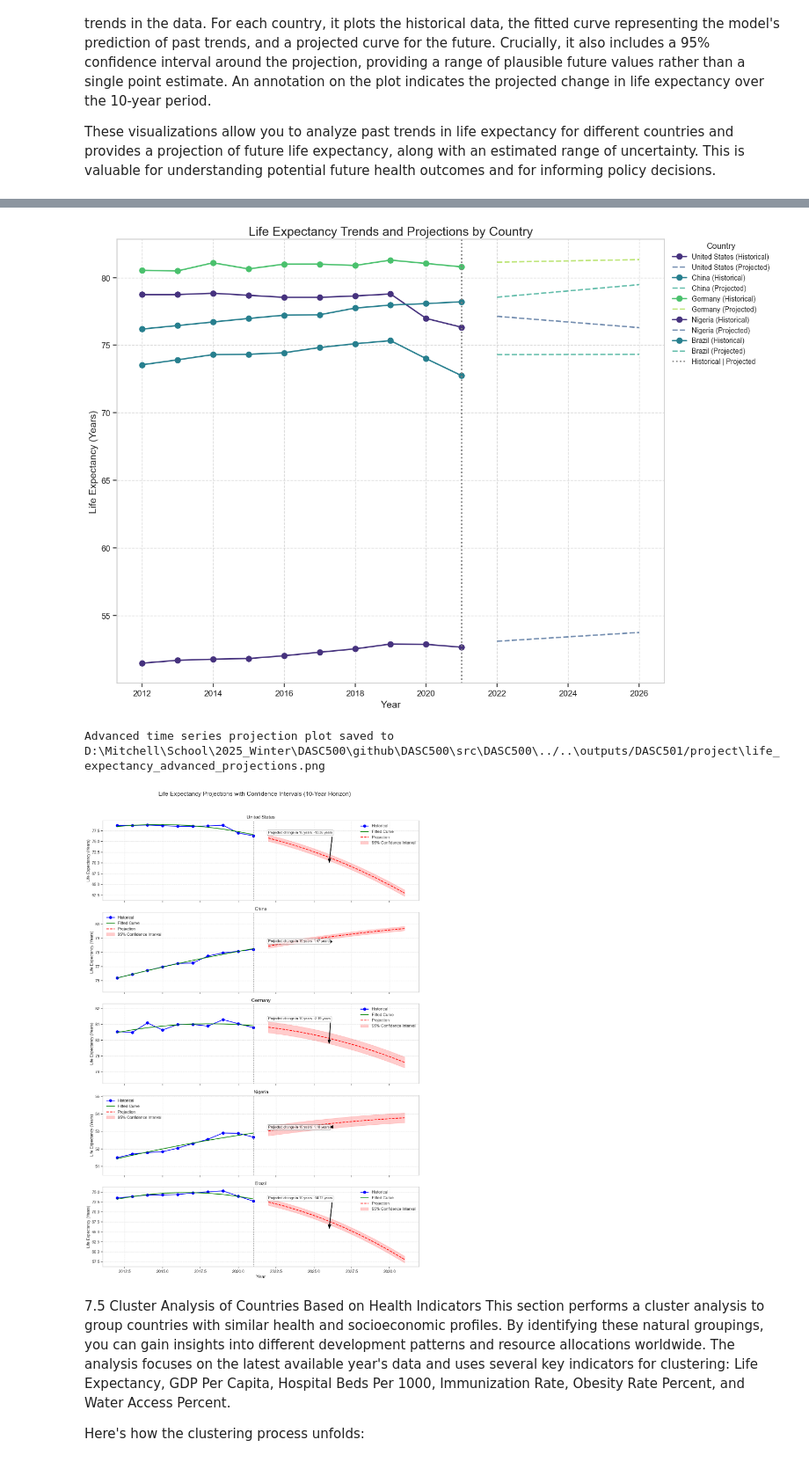
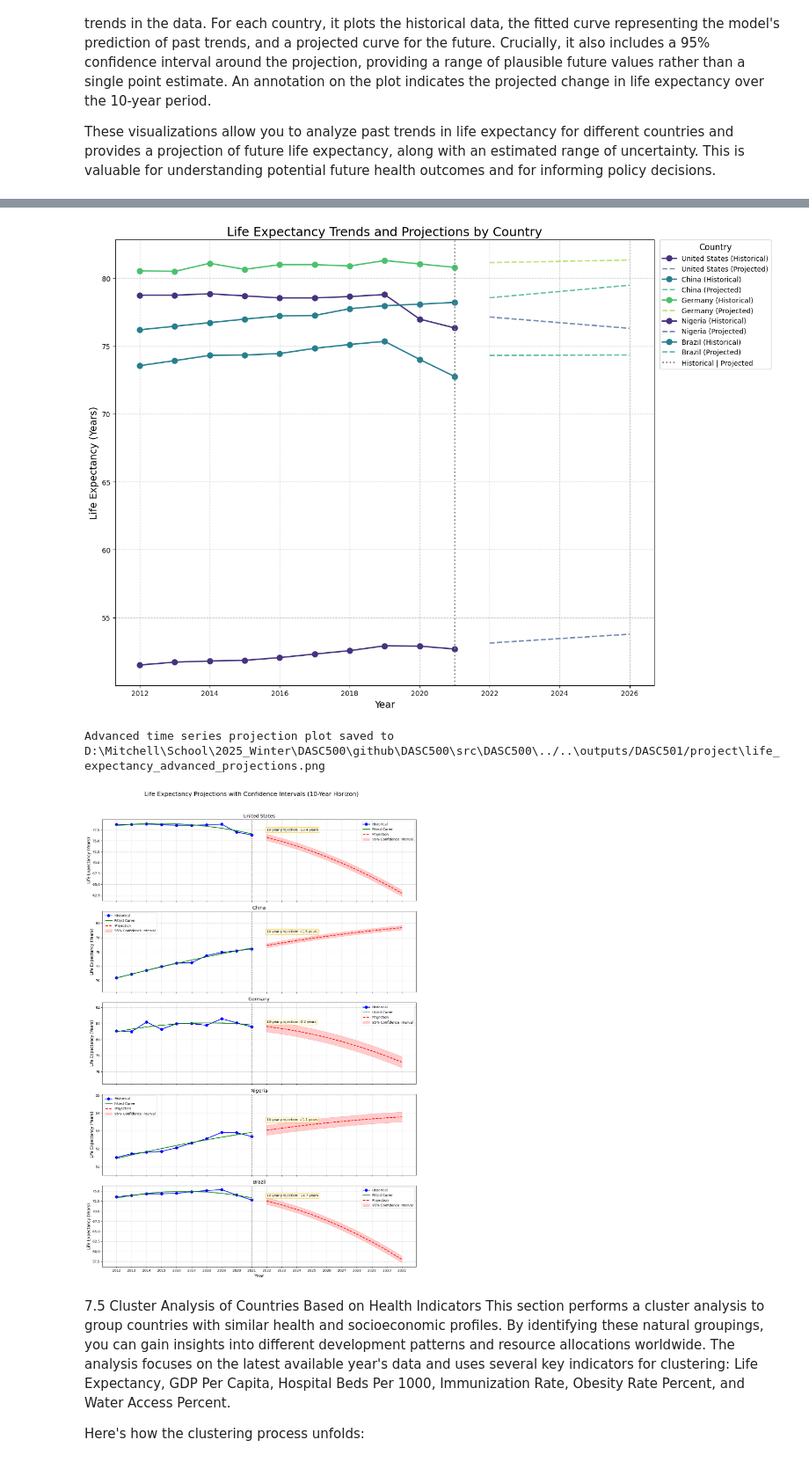
Before and after one commit to mscotty/DASC500, a Jupyter notebook: src/DASC500/DASC501/project/mls_project.ipynb, the cells around one changed output, grey strips where cells are left out. Shown at 88% size. Saved outputs shown, nothing was run; the diff lists cells and outputs as text; code cells hidden in the pictures.

Commit message:
final final version of the final project

```diff
--- a/src/DASC500/DASC501/project/mls_project.ipynb
+++ b/src/DASC500/DASC501/project/mls_project.ipynb
@@ -1142,12 +1353,10 @@ if all(col in health_df.columns for col in gender_cols):
             # Add an analysis text box
             analysis_text = (
                 "Key Observations:\n"
-                "• Females have higher life expectancy than males in almost all countries\n"
-                "• Eastern Europe shows the largest gender gap (up to 10 years)\n"
+                "• Females have higher life expectancy than males in all countries for the given data\n"
+                "• Europe and Asia show the largest gender gap (up to 10 years)\n"
                 "• The smallest gender gaps are observed in some parts of Asia and Africa\n"
                 "• Even in countries with high overall life expectancy, the gender gap persists\n"
-                "• Factors affecting the gap include biological differences, lifestyle choices,\n"
-                "  occupational hazards, and access to healthcare"
             )
 
             fig.text(
@@ -1441,12 +1650,10 @@ if 'Year' in health_df.columns and health_df['Year'].notna().any():
         # Add an analysis text box
         analysis_text = (
             "Key Findings:\n"
-            "• Strong positive correlation between healthcare resources and life expectancy\n"
-            "• Diminishing returns: the relationship becomes non-linear at higher resource levels\n"
-            "• Significant regional disparities in healthcare resource allocation\n"
-            "• Europe leads in hospital beds per capita, while North America leads in healthcare spending\n"
-            "• GDP per capita is a strong predictor of both healthcare resources and outcomes\n"
-            "• Some countries achieve better outcomes with fewer resources, suggesting efficiency differences"
+            "• Sanitary expense strongly correlates with life expectancy (R=0.84).\n"
+            "• Hospital beds show a weaker correlation with life expectancy (R=0.32).\n"
+            "• Significant regional disparities exist in both resource allocations; Europe leads, Africa lags.\n"
+            "• Higher GDP generally aligns with more health resources and longer life.\n"
         )
 
         fig.text(
@@ -2114,13 +2339,24 @@ try:
                 current_life_exp = country_data.loc[country_data['Year'] == last_year, 'Life_Expectancy'].values[0]
                 change = projected_in_10_years - current_life_exp
 
-                axes[i].annotate(
-                    f"Projected change in 10 years: {change:.2f} years",
-                    xy=(last_year + 5, (current_life_exp + projected_in_10_years) / 2),
-                    xytext=(last_year + 1, current_life_exp + 0.5),
-                    arrowprops=dict(facecolor='black', shrink=0.05, width=1.5, headwidth=8),
+                # Calculate the y position data needed for text annotation
+                y_min_data = min(country_data['Life_Expectancy'].min(), min(future_predictions))
+                y_max_data = max(country_data['Life_Expectancy'].max(), max(future_predictions))
+                y_range = y_max_data - y_min_data
+
+                # Add text annotation with the projected change
+                axes[i].text(
+                    last_year + 1,  # x position
+                    y_max_data - 0.1 * y_range,  # y position (near top)
+                    f"10-year projection: {change:+.1f} years",
                     fontsize=10,
-                    bbox=dict(boxstyle="round,pad=0.3", fc="white", ec="gray", alpha=0.8)
+                    bbox=dict(
+                        boxstyle="round,pad=0.3",
+                        facecolor="lightyellow",
+                        edgecolor="orange",
+                        alpha=0.8
+                    ),
+                    ha='left'
                 )
 
                 # Customize the subplot
@@ -2128,39 +2364,40 @@ try:
                 axes[i].set_ylabel('Life Expectancy (Years)', fontsize=12)
                 axes[i].grid(True, linestyle='--', alpha=0.7)
                 axes[i].legend(loc='best')
+                axes[i].set_xticks(np.hstack((country_data['Year'].to_numpy(), future_years.flatten())))
 
                 # Set y-axis limits for better visualization
                 y_min = min(country_data['Life_Expectancy'].min(),
                            min(future_predictions) - 2 * std_error) - 1
                 y_max = max(country_data['Life_Expectancy'].max(),
                            max(future_predictions) + 2 * std_error) + 1
                 axes[i].set_ylim(y_min, y_max)
 
         # Set common x-axis label
         plt.xlabel('Year', fontsize=14)
 
         # Add a title for the entire figure
         fig.suptitle('Life Expectancy Projections with Confidence Intervals (10-Year Horizon)', fontsize=18, y=1.02)
 
         plt.tight_layout()
 
         # Save the plot
         ts_advanced_path = os.path.join(output_dir, "life_expectancy_advanced_projections.png")
         plt.savefig(ts_advanced_path, dpi=300, bbox_inches='tight')
         print(f"Advanced time series projection plot saved to {ts_advanced_path}")
         plt.show()
     else:
         print("No data available for time series analysis after cleaning.")
 except Exception as e:
     print(f"Error in time series analysis: {e}")
     import traceback
     traceback.print_exc()  # This will help debug any remaining issues
 # %% [output]
 --- Time Series Analysis and Forecasting ---
 Time series projection plot saved to D:\Mitchell\School\2025_Winter\DASC500\github\DASC500\src\DASC500\../..\outputs/DASC501/project\life_expectancy_projections.png
-[figure, old version]
+[figure, new version]
 Advanced time series projection plot saved to D:\Mitchell\School\2025_Winter\DASC500\github\DASC500\src\DASC500\../..\outputs/DASC501/project\life_expectancy_advanced_projections.png
-[figure, old version]
+[figure, new version]
 # %% [markdown]
 7.5 Cluster Analysis of Countries Based on Health Indicators
 This section performs a cluster analysis to group countries with similar health and socioeconomic profiles. By identifying these natural groupings, you can gain insights into different development patterns and resource allocations worldwide. The analysis focuses on the latest available year's data and uses several key indicators for clustering: Life Expectancy, GDP Per Capita, Hospital Beds Per 1000, Immunization Rate, Obesity Rate Percent, and Water Access Percent.
```
Also changed, not shown: parts of 14 cells of this notebook, 19 other files.
